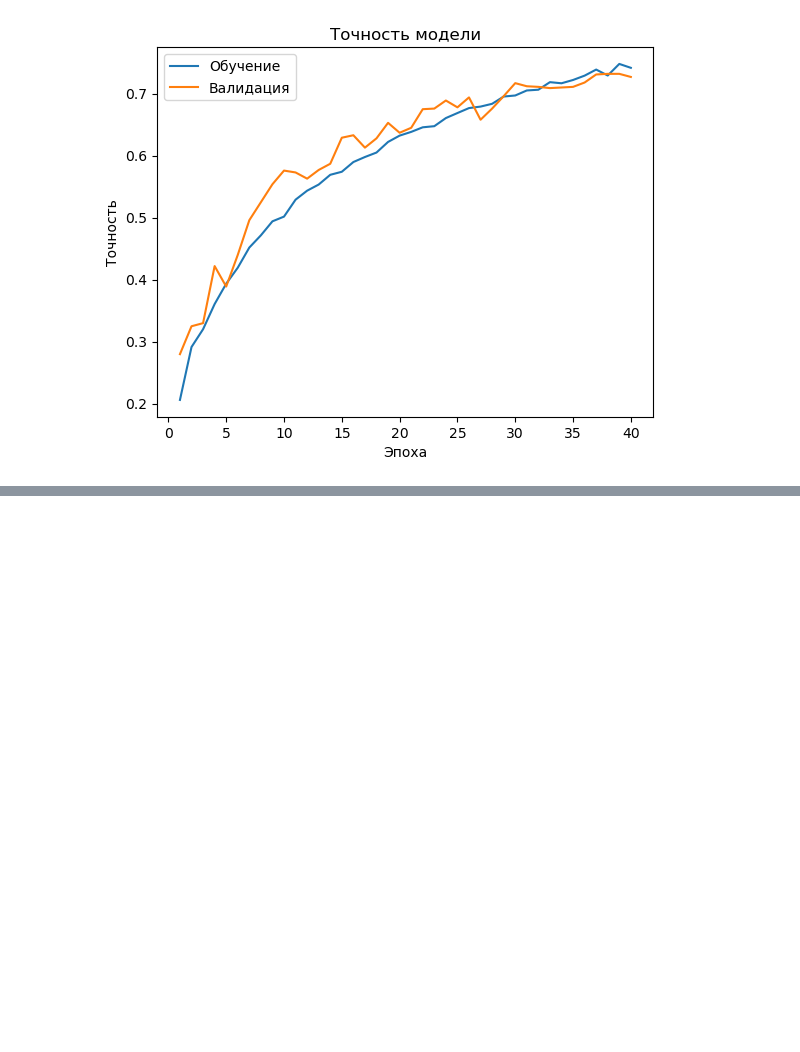
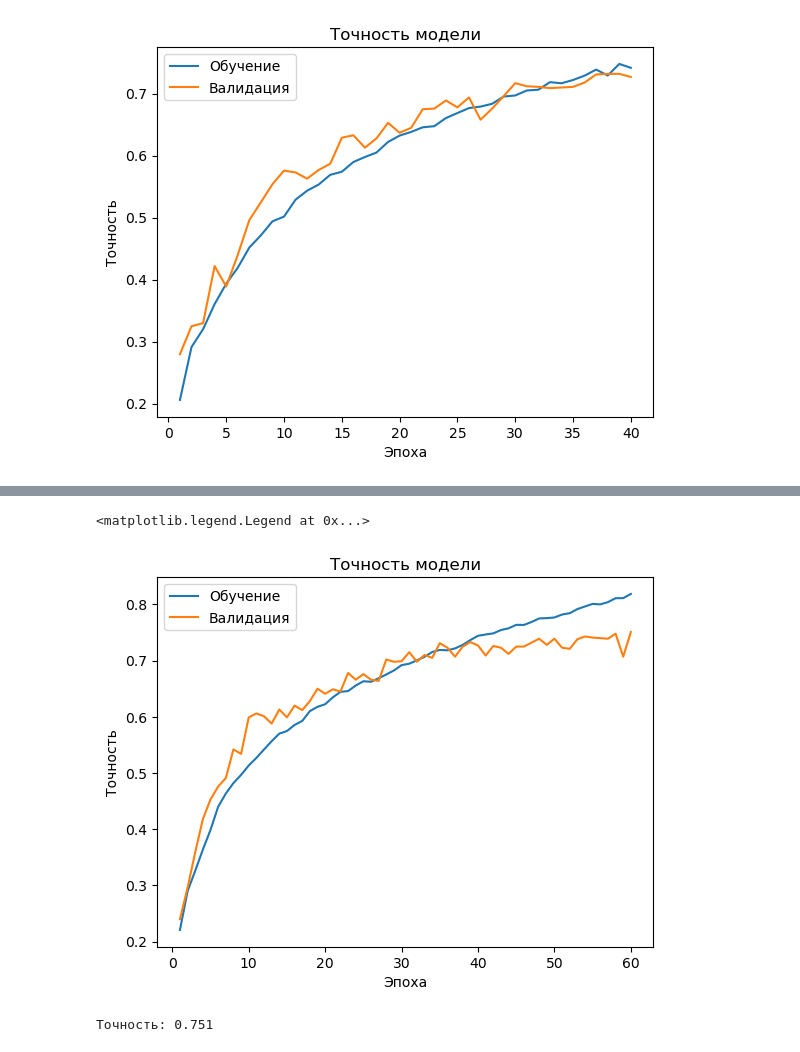
Before and after one commit to EHAT32/cv-masters-2025-fall, a Jupyter notebook: hw3.ipynb, the cells around one changed output, grey strips where cells are left out. Cells and saved outputs as stored; diff of their text form; code cells hidden in the pictures; blank space fills up the shorter version.

```diff
--- a/hw3.ipynb
+++ b/hw3.ipynb
@@ -600,0 +710,15 @@ plt.legend()
+# %%
+plt.title('Точность модели')
+plt.plot(np.arange(1, len(results_final['mean_train_accs'])+1, dtype=np.int16), results_final['mean_train_accs'], label='Обучение')
+plt.plot(np.arange(1, len(results_final['mean_train_accs'])+1, dtype=np.int16), results_final['mean_val_accs'], label='Валидация')
+plt.xlabel('Эпоха')
+plt.ylabel('Точность')
+plt.legend()
+# plt.semilogy()
+# %% [output]
+<matplotlib.legend.Legend at 0x...>
+[figure, added]
+# %%
+print('Точность:', results_final['best_val_acc'])
+# %% [output]
+Точность: 0.751
```
Also changed, not shown: parts of 10 cells of this notebook.
